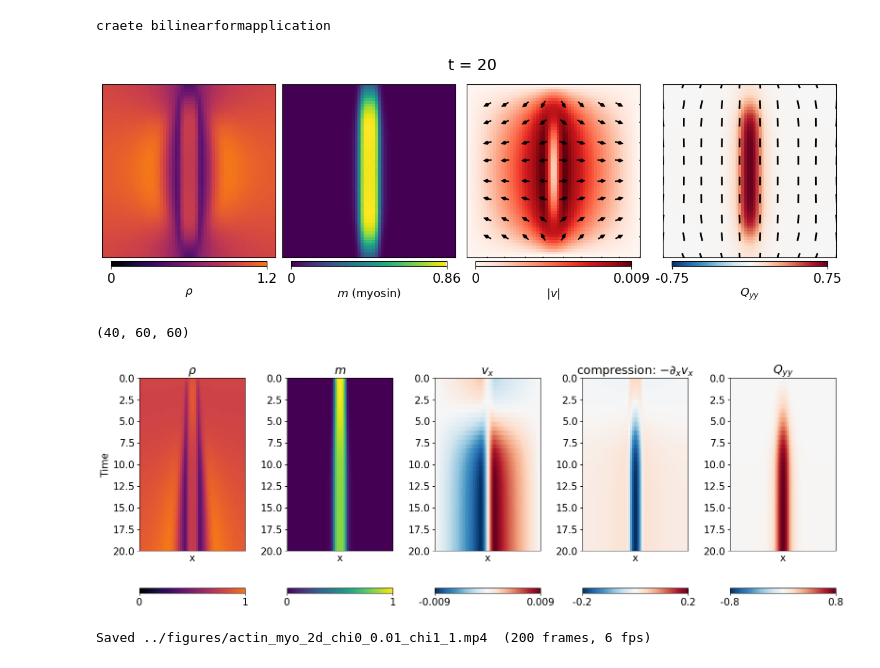
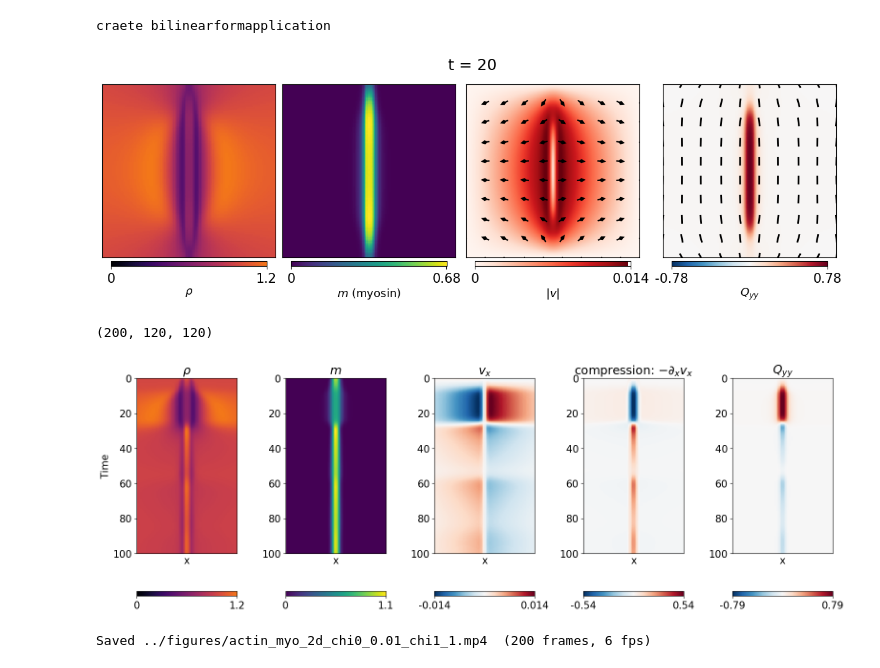
Before and after one commit to Irene-Li/Zebrafish_cleavage, a Jupyter notebook: notebooks/actin_myo_gel.ipynb, the cells around one changed output. Saved outputs shown, nothing was run; the diff lists cells and outputs as text; code cells hidden in the pictures.

```diff
--- a/notebooks/actin_myo_gel.ipynb
+++ b/notebooks/actin_myo_gel.ipynb
@@ -120,33 +120,39 @@ plt.show()
 # %% [markdown]
 ## 2D simulation
 # %%
-T   = 20
+T   = 100
 tau = 0.05
-n_samples = 60
-width = 0.1
+n_samples = 120
+width = 0.05
+center = 0.5
+interfacial_width = 0.005
+Lx = 1
+Ly = 1
 
-S = tanh_source(center=0.5, width=width, value=1, axis='x', interface_length=0.01)*tanh_source(center=0.5, width=0.9, value=1, axis='y', interface_length=0.1) + 0.1
-m0 = tanh_source(center=0.5, width=width, value=1, axis='x', interface_length=0.01)*tanh_source(center=0.5, width=0.9, value=1, axis='y', interface_length=0.1)
-Qsq = 2*tanh_source(center=0.5, width=width, value=1, axis='x', interface_length=0.01)*tanh_source(center=0.5, width=0.9, value=1, axis='y', interface_length=0.1) - 1
+source = tanh_source(center=center, width=width, value=1, axis='x', interface_length=interfacial_width)*tanh_source(center=center, width=Ly*0.9, value=1, axis='y', interface_length=0.1)
+
+S = 0.8*source + 0.2
+m0 = source
+Qsq = 2*source - 1
 
 sim2d = MyosinActinGel2D(
-    width=1, height=1, maxh=0.03,
+    width=Lx, height=Ly, maxh=0.03,
     # mechanics
     gamma = 1,
     eta_1 = 1,
     eta_2 = 0,
     chi0  = 0.05,
-    chi1  = 0.4,
+    chi1  = 1,
     # nematic
-    kappa = 1e-3,
-    beta1 = 1.0,
+    kappa = 1e-4,
+    beta1 = 1,
     beta2 = 1.0,
     Qsq   = Qsq,
     # density / myosin
     S     = S,
     m0    = m0,
-    k0    = 0.1,
-    k1    = 0.9,
+    k0    = 0.2,
+    k1    = 0.8,
     k_m   = 1,
     n_hill = 4,
     m_ref  = 0.2,
@@ -171,46 +177,48 @@ import numpy as np
 inferno_80 = mcolors.ListedColormap(plt.get_cmap('inferno')(np.linspace(0, 0.7, 256)))
 plot_2d_frame(data2d, t=-1, title=f't = {T}', cmap_rho=inferno_80)
 # %% [output]
-[figure, old version]
+[figure, new version]
 # %%
 # Mid-line (y=0.5) profiles over time — same as 1D kymograph style
 n = data2d['rho'].shape[2] // 2  # midline index
+left = 20
+right = 100
 
 compression = - np.gradient(data2d['vx'], axis=1)*n_samples
 print(compression.shape)
 
 import matplotlib.colors as mcolors
 inferno_80 = mcolors.ListedColormap(plt.get_cmap('inferno')(np.linspace(0, 0.7, 256)))
 
 plt.rcParams.update({'font.size': 15})
 fig, axes = plt.subplots(1, 5, figsize=(16, 6))
 fields = [
-    (data2d['rho'][1:, :, n], r'$\rho$',  inferno_80),
-    (data2d['m'][1:, :, n],   r'$m$',    'viridis'),
-    (data2d['vx'][1:, :, n],  r'$v_x$',   'RdBu_r'),
-    (compression[1:, :, n],   r'compression: $-\partial_x v_x$', 'RdBu_r'),
-    (-data2d['Q'][1:, :, n],   r'$Q_{yy}$','RdBu_r'),
+    (data2d['rho'][1:, left:right, n], r'$\rho$',  inferno_80),
+    (data2d['m'][1:, left:right, n],   r'$m$',    'viridis'),
+    (data2d['vx'][1:, left:right, n],  r'$v_x$',   'RdBu_r'),
+    (compression[1:, left:right, n],   r'compression: $-\partial_x v_x$', 'RdBu_r'),
+    (-data2d['Q'][1:, left:right, n],   r'$Q_{yy}$','RdBu_r'),
 ]
 t_end = data2d['rho'].shape[0] * 0.5
 
 for ax, (field, title, cmap) in zip(axes, fields):
     vmax = np.max(np.abs(field))
     vmin = -vmax if cmap == 'RdBu_r' else 0
     im = ax.imshow(field, aspect='auto', interpolation='none',
                    origin='upper', cmap=cmap, extent=(0, 1, t_end, 0),
                    vmin=vmin, vmax=vmax)
     plt.colorbar(im, ax=ax, location='bottom', pad=0.15,
-                 ticks=[vmin, vmax], format='%.1g')
+                 ticks=[vmin, vmax], format='%.2g')
     ax.set_title(title)
     ax.set_xlabel('x')
     ax.set_xticks([])
 
 axes[0].set_ylabel('Time')
 plt.tight_layout()
 plt.show()
 # %% [output]
-(40, 60, 60)
+(200, 120, 120)
-[figure, old version]
+[figure, new version]
 # %%
 # Save animation as MP4
 save_interval = int(0.5 / tau)  # frames saved every 0.5 time units
```
Also changed, not shown: parts of 4 cells of this notebook, 6 other files.
